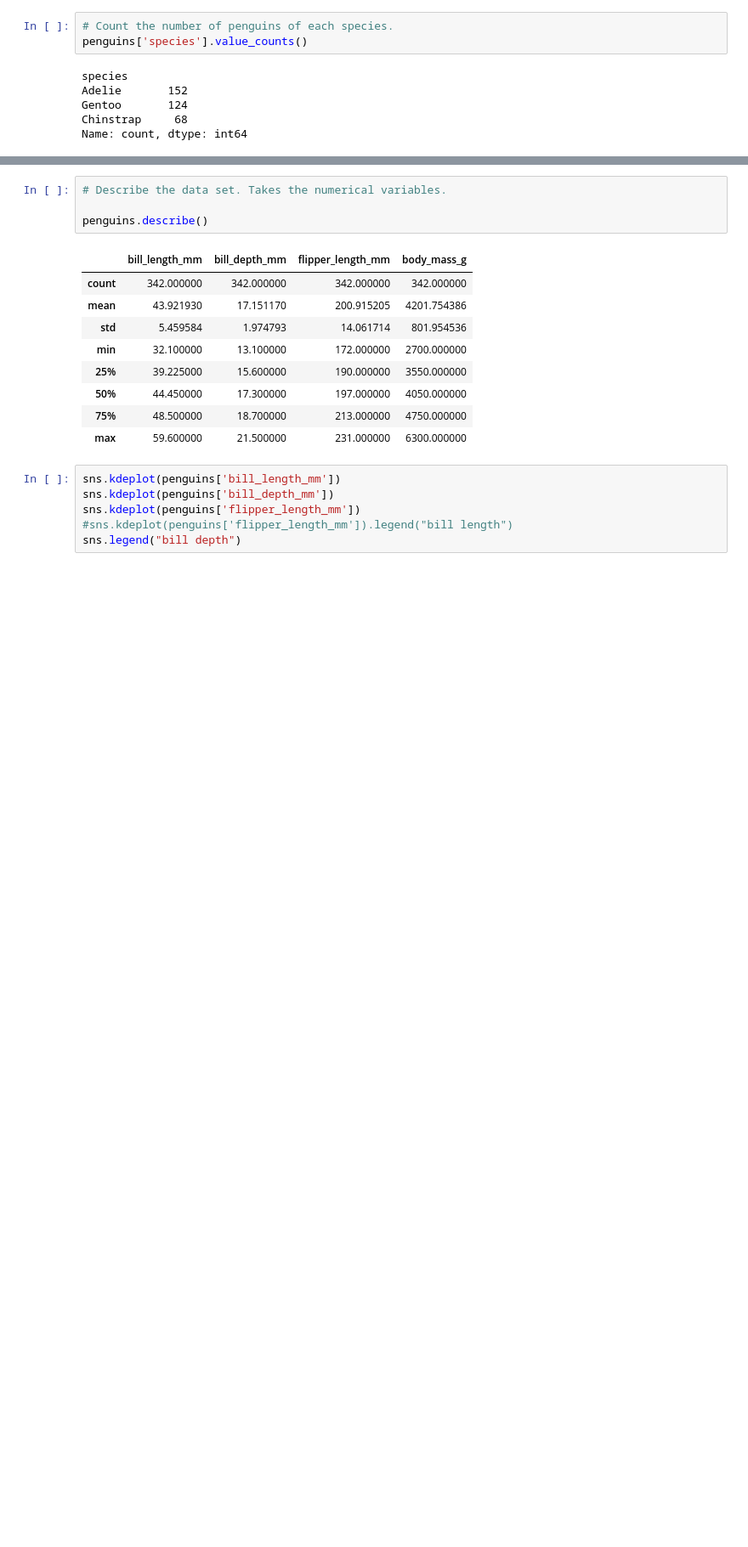
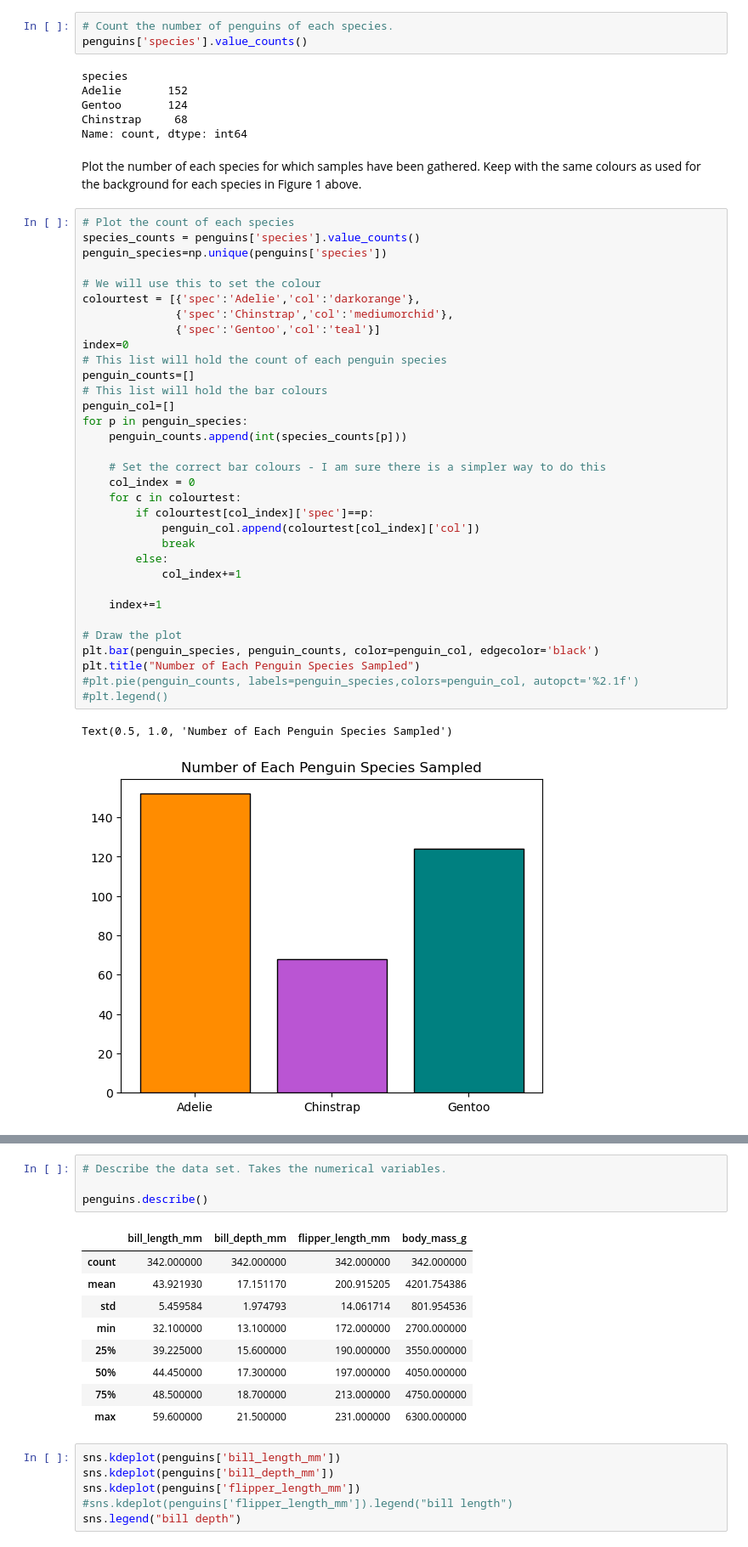
Before and after one commit to dvdgeroconnell/PODA-coursework, a Jupyter notebook: penguins.ipynb, the cells around one changed output, grey strips where cells are left out. Shown at 85% size. Cells and saved outputs as stored; diff of their text form; blank space fills up the shorter version.

```diff
--- a/penguins.ipynb
+++ b/penguins.ipynb
@@ -151,6 +161,44 @@ Adelie       152
 Gentoo       124
 Chinstrap     68
 Name: count, dtype: int64
+# %% [markdown]
+Plot the number of each species for which samples have been gathered. Keep with the same colours as used for the background for each species in Figure 1 above.
+# %%
+# Plot the count of each species
+species_counts = penguins['species'].value_counts()
+penguin_species=np.unique(penguins['species'])
+
+# We will use this to set the colour
+colourtest = [{'spec':'Adelie','col':'darkorange'},
+              {'spec':'Chinstrap','col':'mediumorchid'},
+              {'spec':'Gentoo','col':'teal'}]
+index=0
+# This list will hold the count of each penguin species
+penguin_counts=[]
+# This list will hold the bar colours
+penguin_col=[]
+for p in penguin_species:
+    penguin_counts.append(int(species_counts[p]))
+
+    # Set the correct bar colours - I am sure there is a simpler way to do this
+    col_index = 0
+    for c in colourtest:
+        if colourtest[col_index]['spec']==p:
+            penguin_col.append(colourtest[col_index]['col'])
+            break
+        else:
+            col_index+=1
+
+    index+=1
+
+# Draw the plot
+plt.bar(penguin_species, penguin_counts, color=penguin_col, edgecolor='black')
+plt.title("Number of Each Penguin Species Sampled")
+#plt.pie(penguin_counts, labels=penguin_species,colors=penguin_col, autopct='%2.1f')
+#plt.legend()
+# %% [output]
+Text(0.5, 1.0, 'Number of Each Penguin Species Sampled')
+[figure, added]
 # %%
 # Show the distribution by island
 location = pd.DataFrame(penguins.groupby(["island","species"])["island"].count())
```
Also changed, not shown: parts of 7 cells of this notebook.
